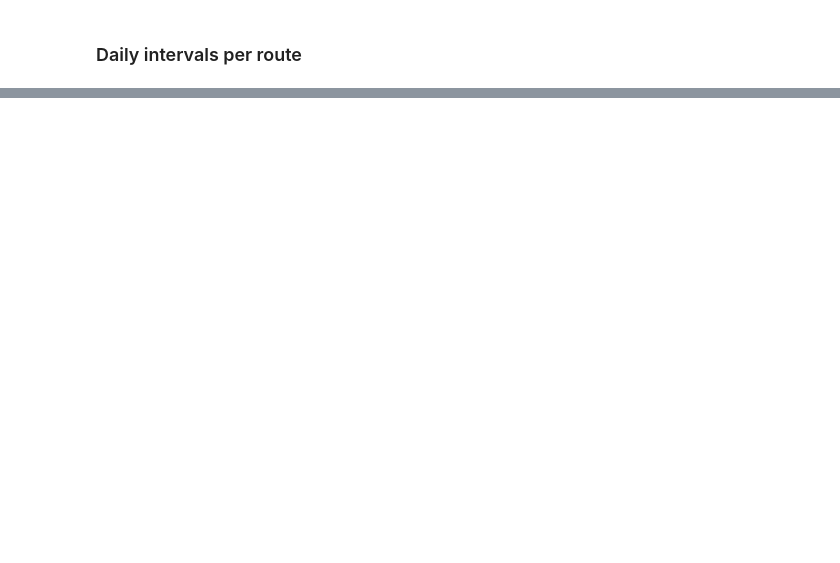
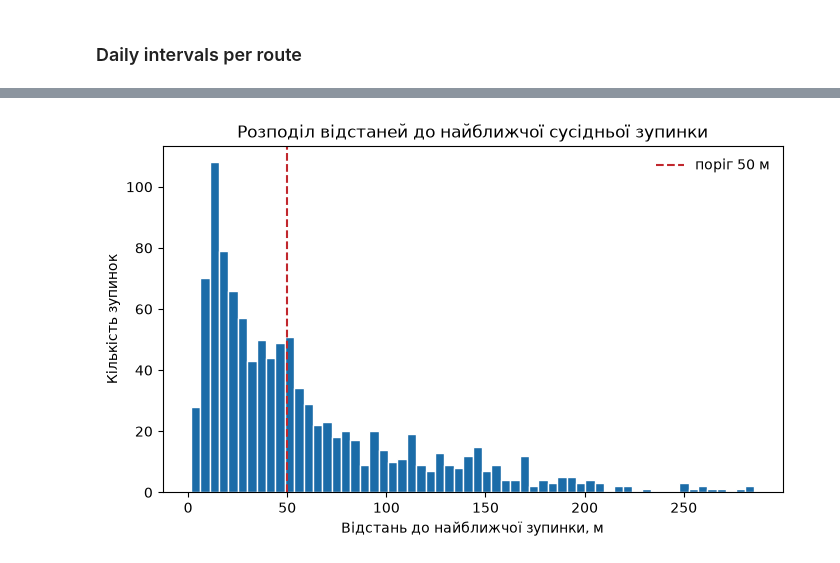
Before and after one commit to rojikaru/route-optimization, a Jupyter notebook: notebooks/research.ipynb, the cells around one changed output, grey strips where cells are left out. Drawn from its saved outputs; the diff is of its cells as text; code cells hidden in the pictures; blank space fills up the shorter version.

```diff
--- a/notebooks/research.ipynb
+++ b/notebooks/research.ipynb
@@ -623,0 +718,87 @@ shape: (3, 5)
+# %%
+stops_gdf = gpd.GeoDataFrame(
+    stops_df.select(["stop_id", "stop_name"]).to_pandas(),
+    geometry=[Point(x, y) for x, y in zip(stops_df["stop_lon"], stops_df["stop_lat"])],
+    crs="EPSG:4326",
+).to_crs("EPSG:4326")
+stops_gdf = stops_gdf.to_crs(stops_gdf.estimate_utm_crs())
+
+# https://geopandas.org/en/stable/docs/reference/api/geopandas.sjoin_nearest.html
+nearest = gpd.sjoin_nearest(
+    stops_gdf, stops_gdf, how="left", distance_col="dist", exclusive=True
+)
+nearest = nearest.groupby("stop_id_left")["dist"].min()
+print(nearest.describe(), end="\n\n")
+print(
+    f"Stops that have a neighbor closer than 50 m: {(nearest < 50).sum()} out of {len(nearest)}"
+)
+
+fig, ax = plt.subplots(figsize=(8, 4.5))
+ax.hist(nearest[nearest < 300], bins=60, color="#1B6CA8", edgecolor="white")
+ax.axvline(50, color="#C1272D", ls="--", lw=1.5, label="поріг 50 м")
+ax.set_xlabel("Відстань до найближчої зупинки, м")
+ax.set_ylabel("Кількість зупинок")
+ax.set_title("Розподіл відстаней до найближчої сусідньої зупинки")
+ax.legend(frameon=False)
+fig.savefig(OUT / "nearest_stop_distance.png", dpi=300, bbox_inches="tight")
+plt.show()
+
+# Clustering: same name + distance < 50 m
+# Ierarchical clustering with complete linkage: avoids chaining effect, unlike DBSCAN.
+EPS_M = 50
+stops_gdf["x"] = stops_gdf.geometry.x
+stops_gdf["y"] = stops_gdf.geometry.y
+labels, next_id = {}, 0
+
+for name, grp in stops_gdf.groupby("stop_name", sort=False):
+    if len(grp) == 1:
+        labels[grp["stop_id"].iloc[0]] = next_id
+        next_id += 1
+        continue
+    sub = fcluster(
+        linkage(pdist(grp[["x", "y"]].values), method="complete"),
+        t=EPS_M,
+        criterion="distance",
+    )
+    for sid, c in zip(grp["stop_id"], sub):
+        labels[sid] = next_id + int(c) - 1
+    next_id += int(sub.max())
+
+stops_gdf["station_id"] = stops_gdf["stop_id"].map(labels)
+sizes = stops_gdf.groupby("station_id").size()
+print(f"Stops: {len(stops_gdf)} -> stations: {stops_gdf['station_id'].nunique()}")
+print(
+    f"Shortening: {(1 - stops_gdf['station_id'].nunique() / len(stops_gdf)) * 100:.1f}%"
+)
+print("Cluster sizes:")
+print(sizes.value_counts().sort_index(), end="\n\n")
+
+print("Biggest clusters:")
+print(
+    stops_gdf[stops_gdf["station_id"].isin(sizes[sizes >= 3].index)]
+    .sort_values("station_id")[["station_id", "stop_name", "stop_id"]]
+    .head(20),
+    end="\n\n",
+)
+
+# station_id -> stop_id mapping
+s2st = dict(zip(stops_gdf["stop_id"], stops_gdf["station_id"]))
+edges_st = (
+    edges.with_columns(
+        [
+            pl.col("stop_id").replace_strict(s2st, default=None).alias("a"),
+            pl.col("next_stop").replace_strict(s2st, default=None).alias("b"),
+        ]
+    )
+    .filter(pl.col("a") != pl.col("b"))
+    .group_by(["a", "b"])
+    .agg(pl.col("weight").sum())
+)
+
+G2 = nx.from_pandas_edgelist(
+    edges_st.to_pandas(), "a", "b", edge_attr="weight", create_using=nx.DiGraph
+)
+c2 = sorted(nx.weakly_connected_components(G2), key=len, reverse=True)
+print(f"Station graph: {G2.number_of_nodes()} nodes, {G2.number_of_edges()} edges")
+print(f"Connected components: {len(c2)} | sizes: {[len(c) for c in c2[:10]]}")
+# %% [output]
@@ -623,0 +816 @@ shape: (3, 5)
+[figure, added]
```
Also changed, not shown: parts of 11 cells of this notebook, 1 other file.
